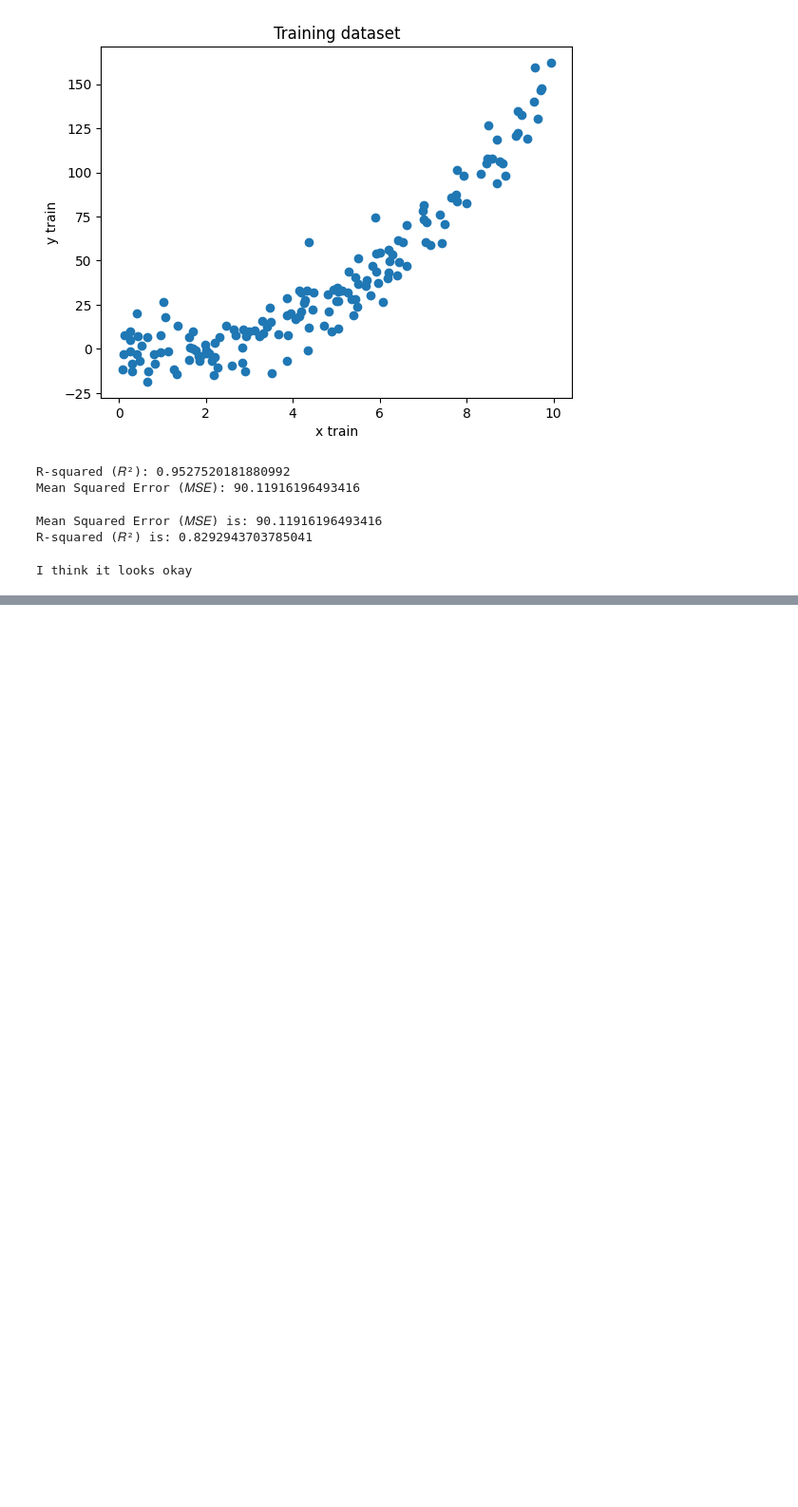
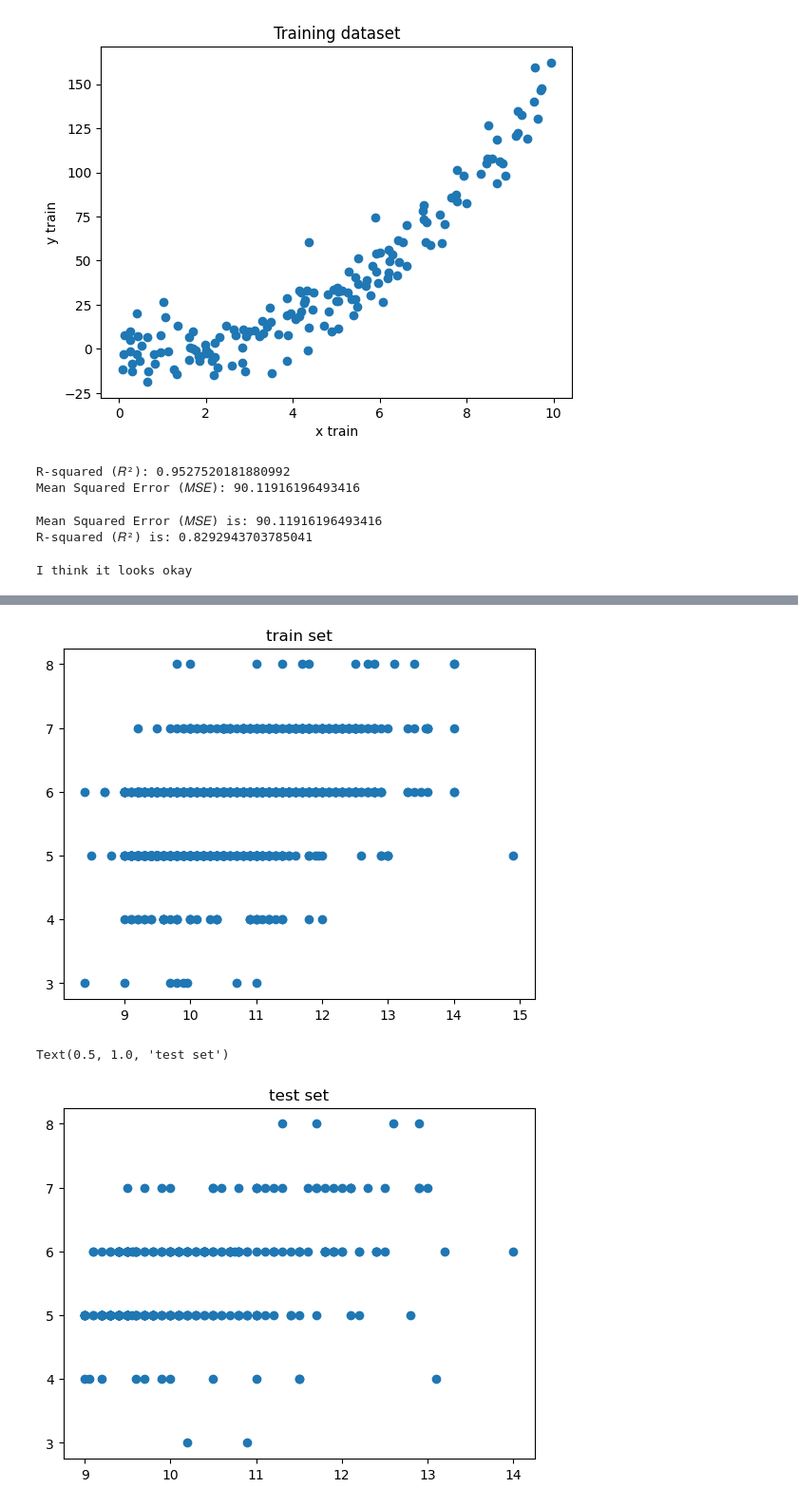
Before and after one commit to karina-regina/ds5_assignment_group2, a Jupyter notebook: Week6Assignment.ipynb, the cells around one changed output, grey strips where cells are left out. Shown at 95% size. Drawn from its saved outputs; the diff is of its cells as text; code cells hidden in the pictures; blank space fills up the shorter version.

```diff
--- a/Week6Assignment.ipynb
+++ b/Week6Assignment.ipynb
@@ -105,0 +201,30 @@ I think it looks okay
+# %%
+#answer e)
+X=df_wine[['fixed acidity',
+ 'volatile acidity',
+ 'citric acid',
+ 'residual sugar',
+ 'chlorides',
+ 'free sulfur dioxide',
+ 'total sulfur dioxide',
+ 'density',
+ 'pH',
+ 'sulphates',
+ 'alcohol',]]
+x=df_wine['alcohol']
+y=df_wine['quality']
+train_x,test_x,train_y,test_y=train_test_split(x, y, test_size=0.2, random_state=88)
+
+#i dont see a reason to change the test size from the standard
+
+plt.scatter(train_x, train_y)
+plt.title('train set')
+plt.show()
+plt.scatter(test_x, test_y)
+plt.title('test set')
+
+#the train set and test set look similar so its fair to advance (but its obvious from the shape that OLS will not work)
+# %% [output]
+[figure, added]
+Text(0.5, 1.0, 'test set')
+[figure, added]
```
Also changed, not shown: parts of 8 cells of this notebook.
